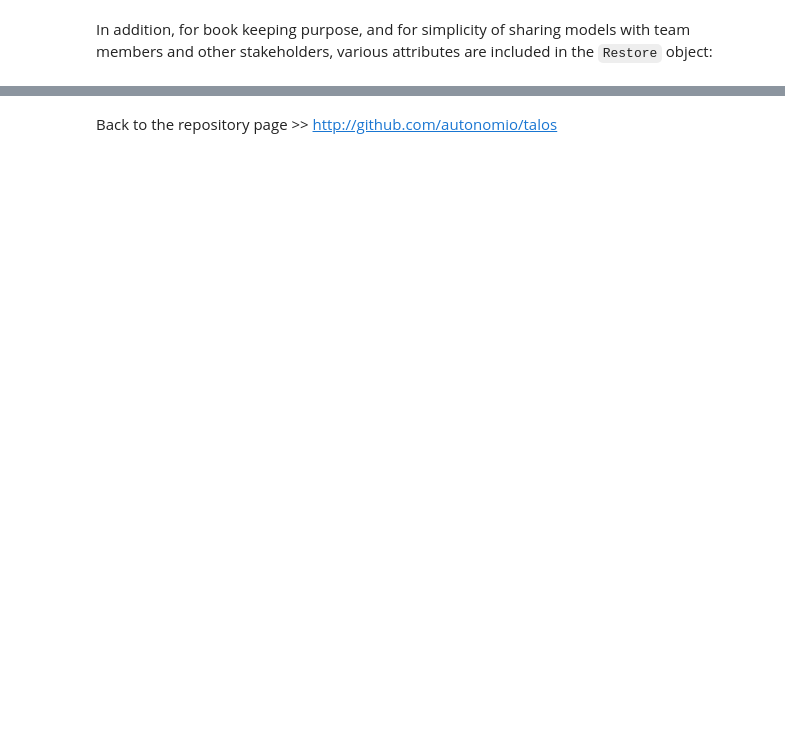
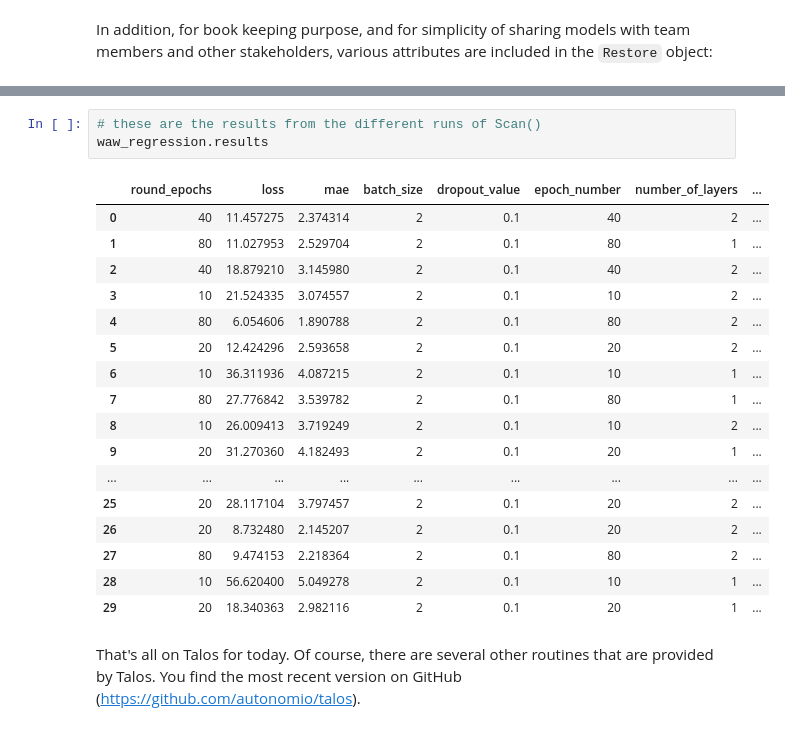
Before and after one commit to DLR-SC/Hyperparameter_tutorial, a Jupyter notebook: WAW_Hyperparameter_Tutorial_Part2.ipynb, the cells around one changed output, grey strips where cells are left out. Drawn from its saved outputs; the diff is of its cells as text; blank space fills up the shorter version.

```diff
--- a/WAW_Hyperparameter_Tutorial_Part2.ipynb
+++ b/WAW_Hyperparameter_Tutorial_Part2.ipynb
@@ -492,2 +516,24 @@ iris.results
-# %% [markdown]
-Back to the repository page >> http://github.com/autonomio/talos
+# %%
+# these are the results from the different runs of Scan()
+waw_regression.results
+# %% [output]
+|  | round_epochs | loss | mae | batch_size | dropout_value | epoch_number | number_of_layers | ... |
+| 0 | 40 | 11.457275 | 2.374314 | 2 | 0.1 | 40 | 2 | ... |
+| 1 | 80 | 11.027953 | 2.529704 | 2 | 0.1 | 80 | 1 | ... |
+| 2 | 40 | 18.879210 | 3.145980 | 2 | 0.1 | 40 | 2 | ... |
+| 3 | 10 | 21.524335 | 3.074557 | 2 | 0.1 | 10 | 2 | ... |
+| 4 | 80 | 6.054606 | 1.890788 | 2 | 0.1 | 80 | 2 | ... |
+| 5 | 20 | 12.424296 | 2.593658 | 2 | 0.1 | 20 | 2 | ... |
+| 6 | 10 | 36.311936 | 4.087215 | 2 | 0.1 | 10 | 1 | ... |
+| 7 | 80 | 27.776842 | 3.539782 | 2 | 0.1 | 80 | 1 | ... |
+| 8 | 10 | 26.009413 | 3.719249 | 2 | 0.1 | 10 | 2 | ... |
+| 9 | 20 | 31.270360 | 4.182493 | 2 | 0.1 | 20 | 1 | ... |
+| ... | ... | ... | ... | ... | ... | ... | ... | ... |
+| 25 | 20 | 28.117104 | 3.797457 | 2 | 0.1 | 20 | 2 | ... |
+| 26 | 20 | 8.732480 | 2.145207 | 2 | 0.1 | 20 | 2 | ... |
+| 27 | 80 | 9.474153 | 2.218364 | 2 | 0.1 | 80 | 2 | ... |
+| 28 | 10 | 56.620400 | 5.049278 | 2 | 0.1 | 10 | 1 | ... |
+| 29 | 20 | 18.340363 | 2.982116 | 2 | 0.1 | 20 | 1 | ... |
+# %% [markdown]
+That's all on Talos for today. Of course, there are several other routines that are provided by Talos. You find
+the most recent version on GitHub (https://github.com/autonomio/talos).
```
Also changed, not shown: parts of 30 cells of this notebook.
